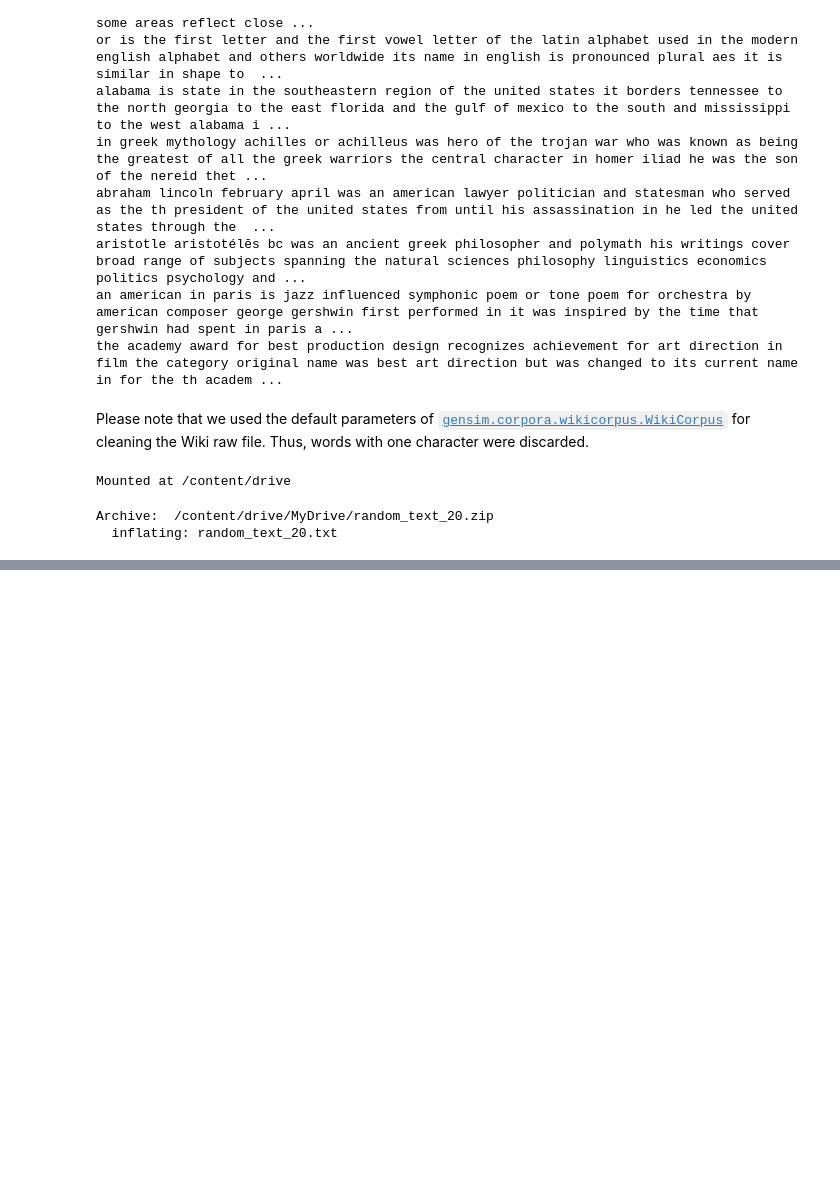
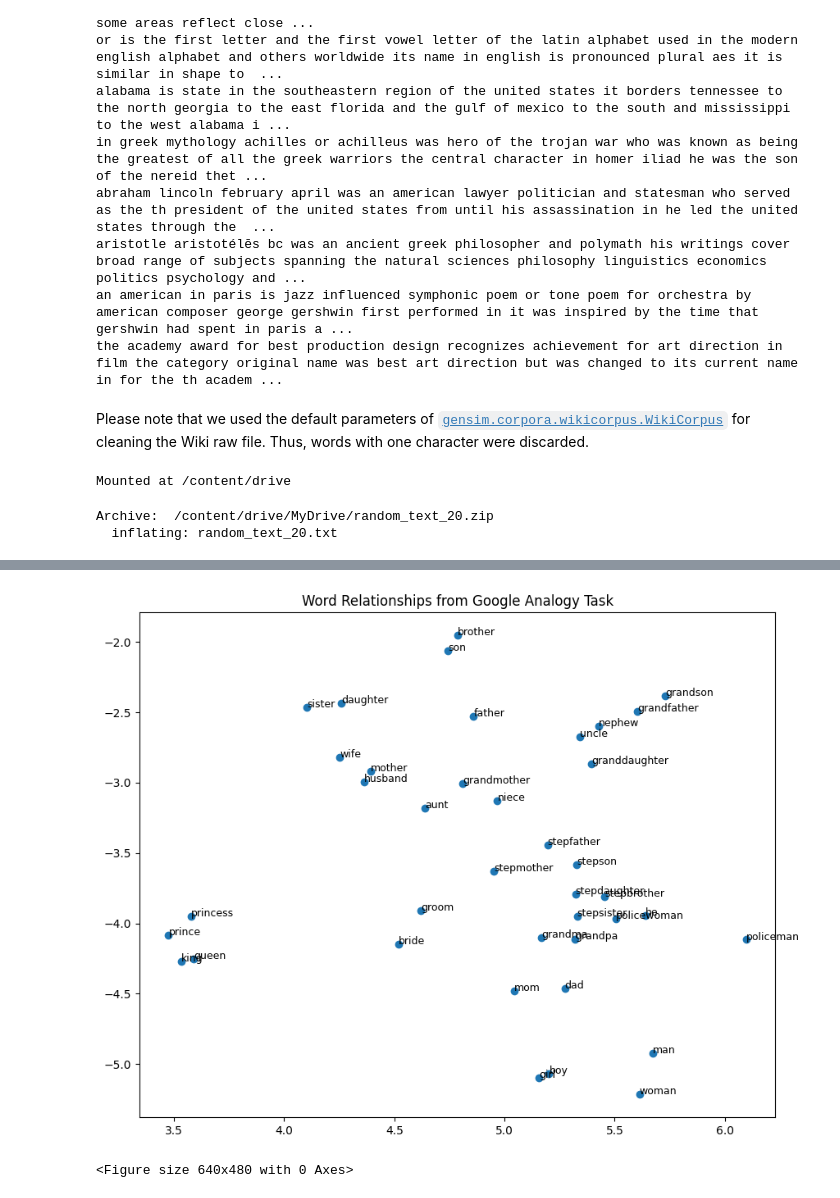
Before and after one commit to ORAzzQWQ/NLP_2024, a Jupyter notebook: HW1.ipynb, the cells around one changed output, grey strips where cells are left out. Cells and saved outputs as stored; diff of their text form; code cells hidden in the pictures; blank space fills up the shorter version.

Commit message:
5% model finish, revise model[word_a] -> model.wv[word_a] //'gensim' version: 3 -> 4

```diff
--- a/HW1.ipynb
+++ b/HW1.ipynb
@@ -465,30 +515,33 @@ for analogy in tqdm(data["Question"]):
 # %%
 # Collect words from Google Analogy dataset
 SUB_CATEGORY = ": family"
 
 # TODO7: Plot t-SNE for the words in the SUB_CATEGORY `: family`
 family_words = data[data["SubCategory"] == ": family"]["Question"].str.split().tolist()
 family_words = [word for sublist in family_words for word in sublist]
 family_words = list(set(family_words))
 
 words_vectors = []
 words = []
 for word in family_words:
-    if word in model:
-        words_vectors.append(model[word])
+    if word in model.wv:
+        words_vectors.append(model.wv[word])
         words.append(word)
 
 words_vectors = np.array(words_vectors)
 tsne = TSNE(n_components=2, random_state=0)
 reduced_vectors = tsne.fit_transform(words_vectors)
 
 plt.figure(figsize=(10, 8))
 plt.scatter(reduced_vectors[:, 0], reduced_vectors[:, 1])
 
 # add tag
 for i, word in enumerate(words):
     plt.text(reduced_vectors[i, 0], reduced_vectors[i, 1], word, fontsize=9)
 
 plt.title("Word Relationships from Google Analogy Task")
 plt.show()
 plt.savefig("word_relationships.png", bbox_inches="tight")
+# %% [output]
+[figure, added]
+<Figure size 640x480 with 0 Axes>
```
Also changed, not shown: parts of 6 cells of this notebook.
